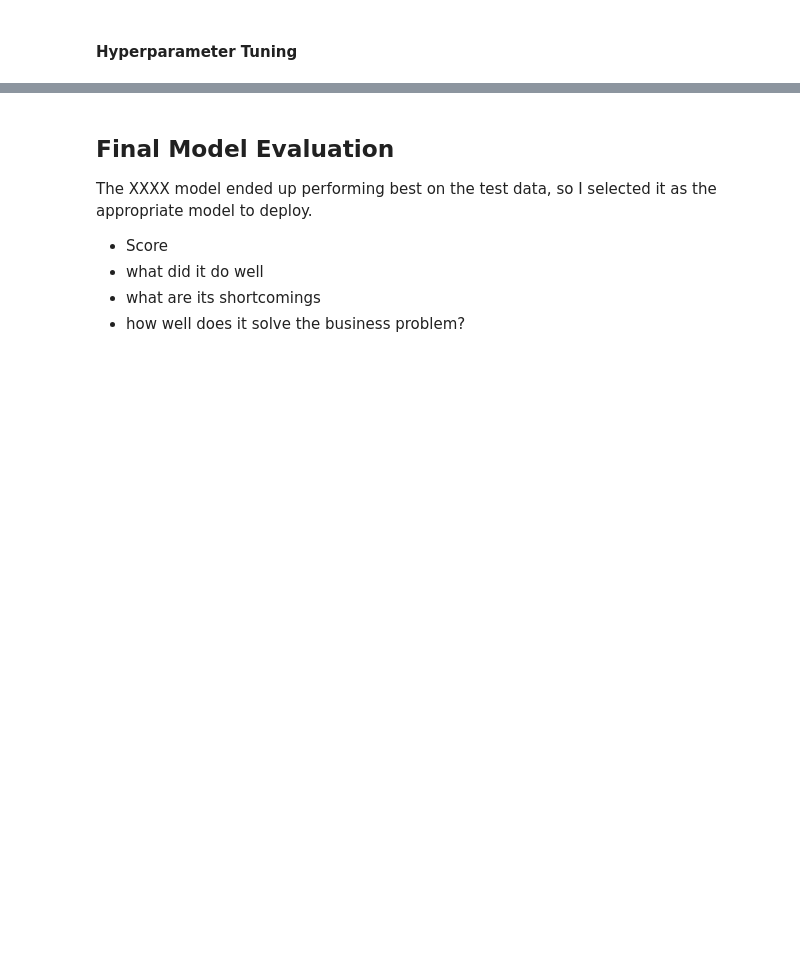
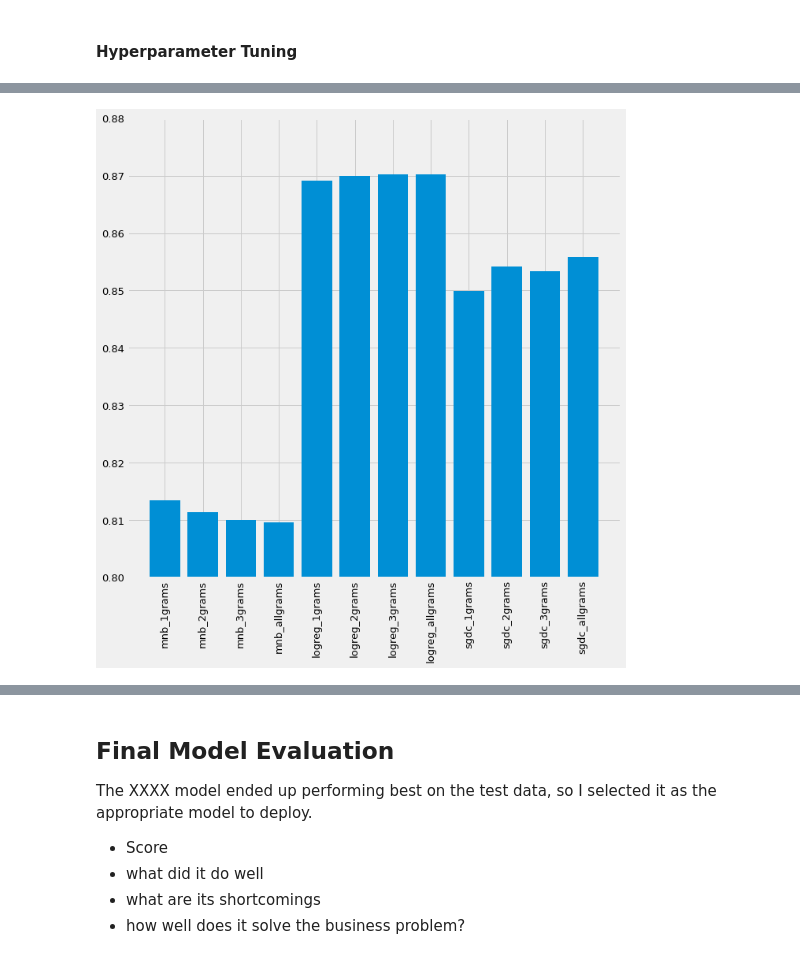
Before and after one commit to ThomasHChapman/classifying_user_reviews, a Jupyter notebook: working_notebooks/modeling_nb.ipynb, the cells around one changed output, grey strips where cells are left out. Saved outputs shown, nothing was run; the diff lists cells and outputs as text; code cells hidden in the pictures; blank space fills up the shorter version.

Commit message:
draft visualization & gridsearch template

```diff
--- a/working_notebooks/modeling_nb.ipynb
+++ b/working_notebooks/modeling_nb.ipynb
@@ -615,0 +689,23 @@ with open ('sgdc_tuned_pkl', 'wb') as files:
+# %%
+mod_perf={'mnb_1grams': 0.8134421396624155,
+          'mnb_2grams': 0.8114174045674252,
+          'mnb_3grams': 0.8099382284979203,
+          'mnb_allgrams': 0.8095943374033844,
+          'logreg_1grams': 0.8690791636003059,
+          'logreg_2grams': 0.869886669073337,
+          'logreg_3grams': 0.8702025044502794,
+          'logreg_allgrams': 0.8701611151597666,
+          'sgdc_1grams': 0.8498651523472027,
+          'sgdc_2grams': 0.8541796242474566,
+          'sgdc_3grams': 0.853374341360464,
+          'sgdc_allgrams': 0.8558343570052406}
+# %%
+fig, ax = plt.subplots(figsize=(10,10))
+plt.style.use('fivethirtyeight')
+plt.rcParams.update({'font.size': 13})
+plt.axis([None, None, 0.8, 0.88])
+
+ax.bar(mod_perf.keys(), mod_perf.values())
+ax.tick_params(axis="x", rotation=90)
+# %% [output]
+[figure, added]
```
Also changed, not shown: parts of 32 cells of this notebook.
